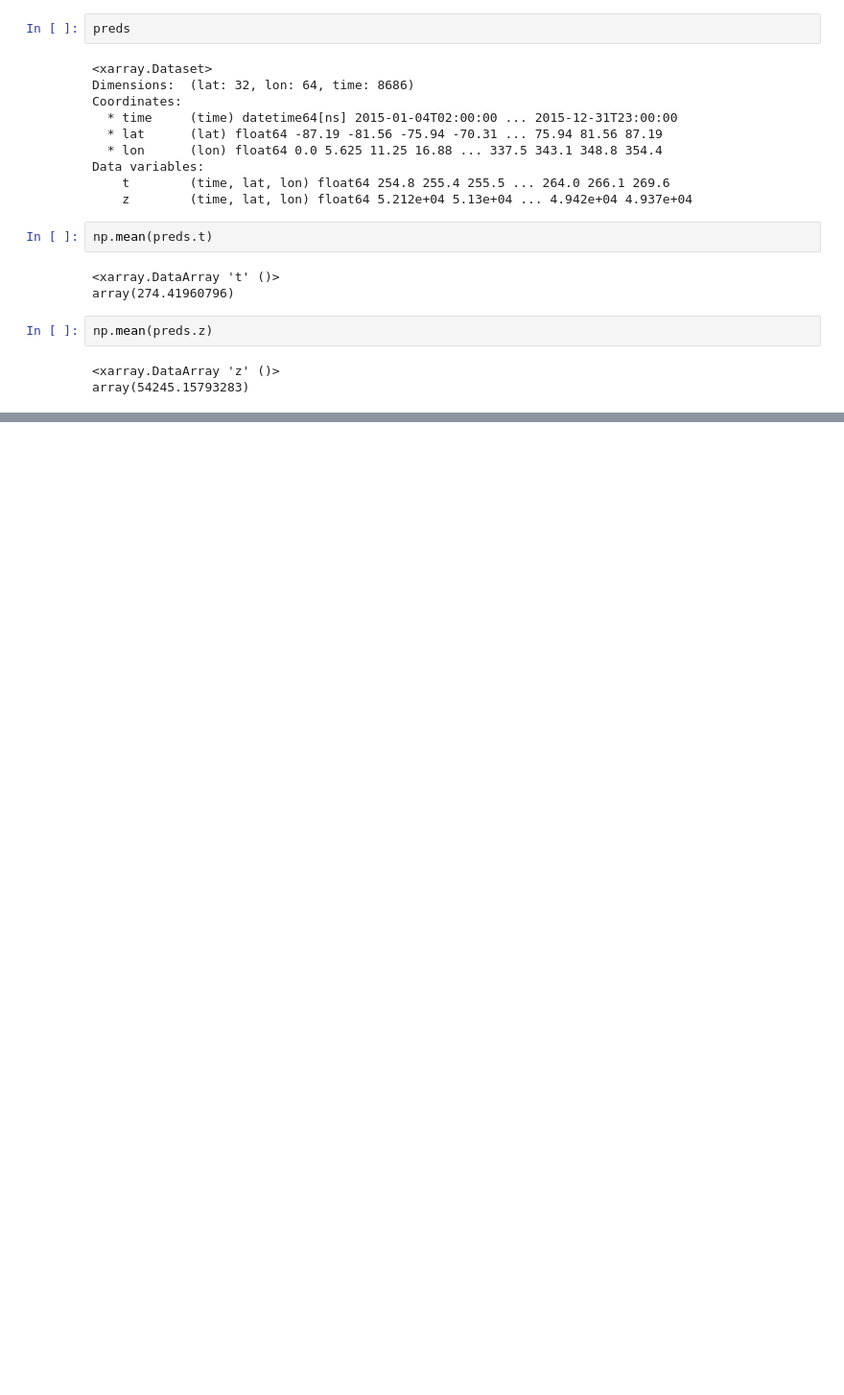
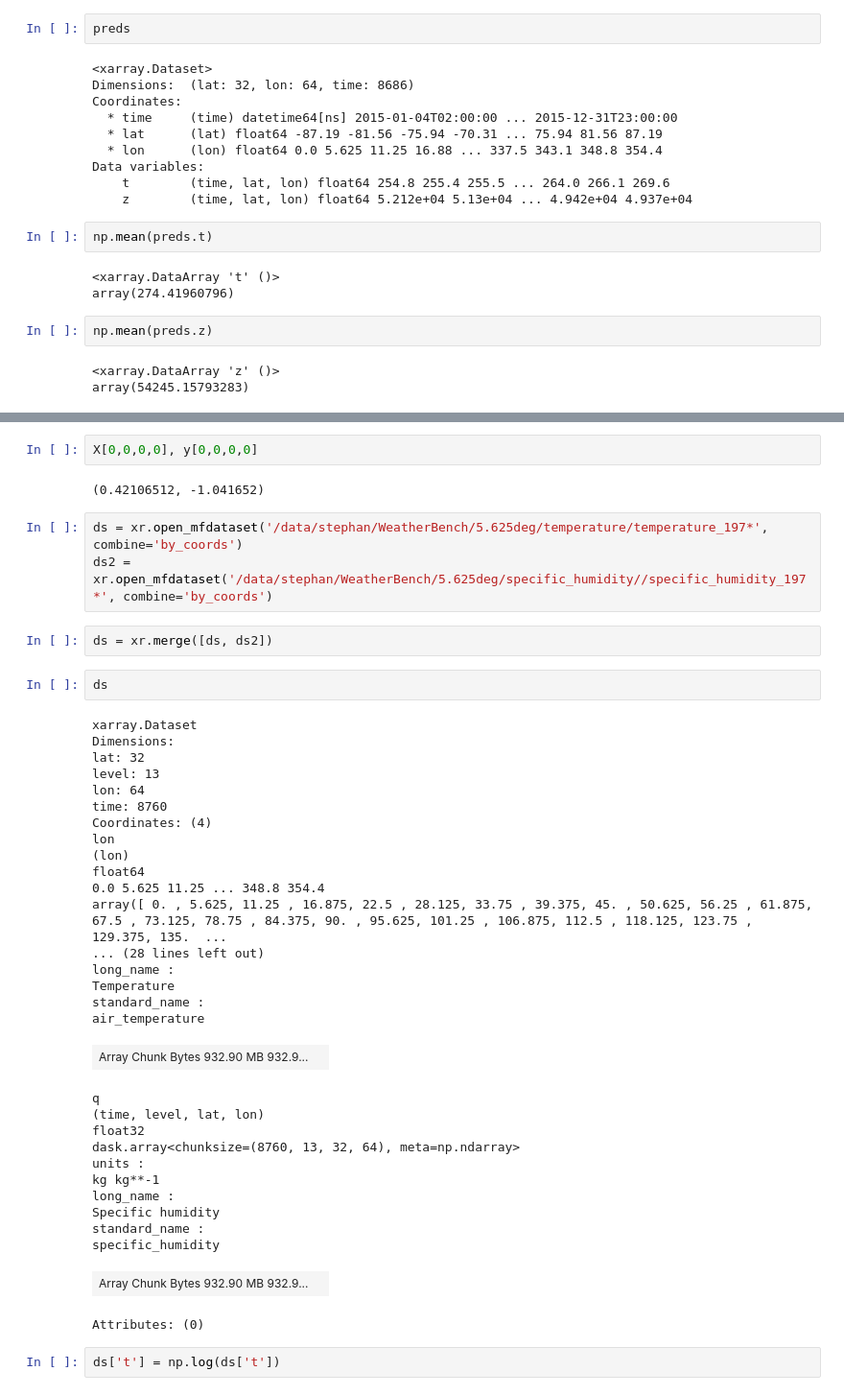
Before and after one commit to sagar-garg/WeatherBench, a Jupyter notebook: devlog/27-tfrecords.ipynb, the cells around one changed output, grey strips where cells are left out. Shown at 96% size. Cells and saved outputs as stored; diff of their text form; blank space fills up the shorter version.

```diff
--- a/devlog/27-tfrecords.ipynb
+++ b/devlog/27-tfrecords.ipynb
@@ -1787,0 +2024,44 @@ array(54245.15793283)
+# %%
+X[0,0,0,0], y[0,0,0,0]
+# %% [output]
+(0.42106512, -1.041652)
+# %%
+ds = xr.open_mfdataset('/data/stephan/WeatherBench/5.625deg/temperature/temperature_197*', combine='by_coords')
+ds2 = xr.open_mfdataset('/data/stephan/WeatherBench/5.625deg/specific_humidity//specific_humidity_197*', combine='by_coords')
+# %%
+ds = xr.merge([ds, ds2])
+# %%
+ds
+# %% [output]
+xarray.Dataset
+Dimensions:
+lat: 32
+level: 13
+lon: 64
+time: 8760
+Coordinates: (4)
+lon
+(lon)
+float64
+0.0 5.625 11.25 ... 348.8 354.4
+array([ 0. , 5.625, 11.25 , 16.875, 22.5 , 28.125, 33.75 , 39.375, 45. , 50.625, 56.25 , 61.875, 67.5 , 73.125, 78.75 , 84.375, 90. , 95.625, 101.25 , 106.875, 112.5 , 118.125, 123.75 , 129.375, 135.  ...
+... (28 lines left out)
+long_name :
+Temperature
+standard_name :
+air_temperature
+| Array Chunk Bytes 932.90 MB 932.9... |  |
+q
+(time, level, lat, lon)
+float32
+dask.array<chunksize=(8760, 13, 32, 64), meta=np.ndarray>
+units :
+kg kg**-1
+long_name :
+Specific humidity
+standard_name :
+specific_humidity
+| Array Chunk Bytes 932.90 MB 932.9... |  |
+Attributes: (0)
+# %%
+ds['t'] = np.log(ds['t'])
```
Also changed, not shown: parts of 60 cells of this notebook, 13 other files.
